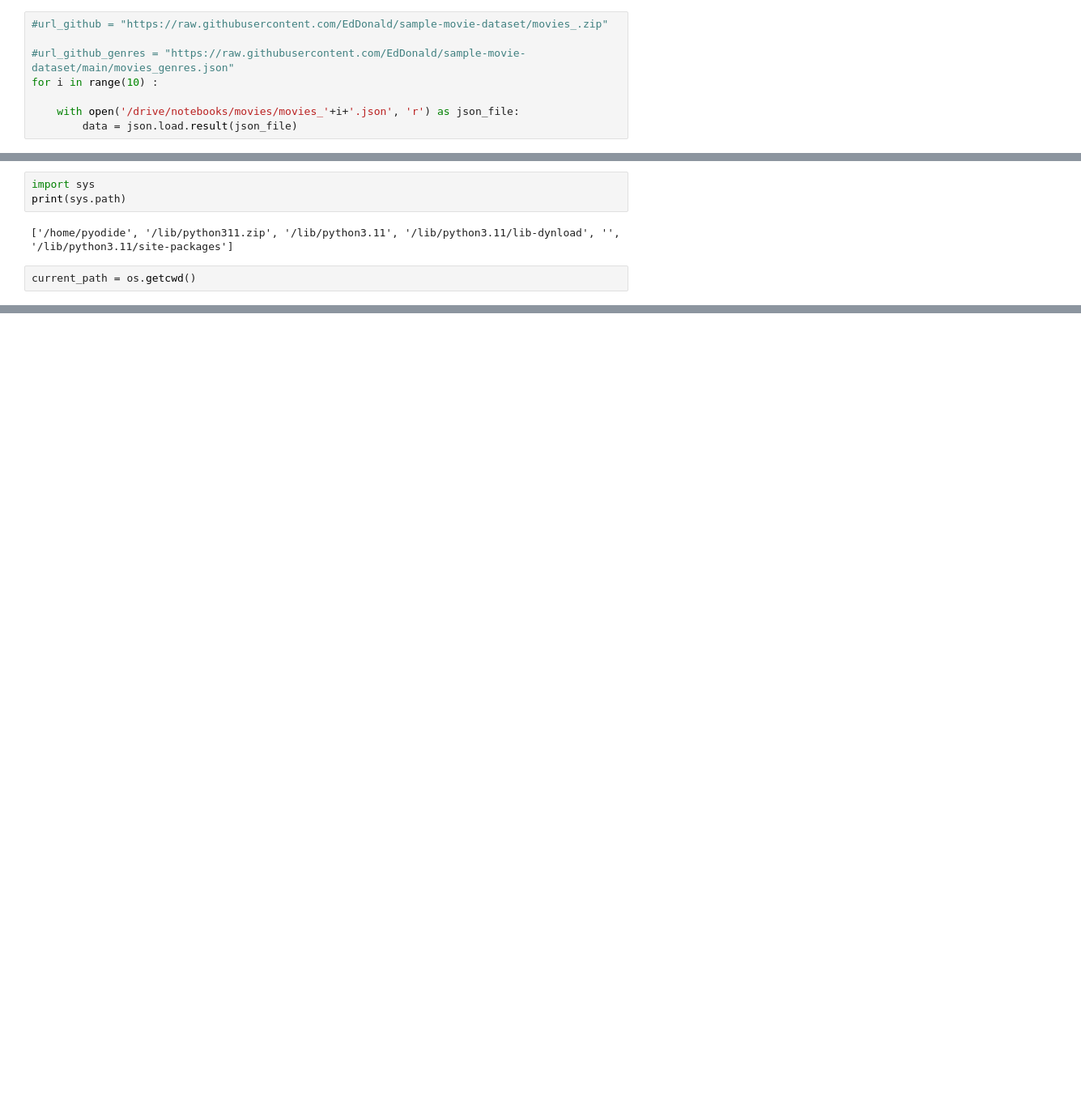
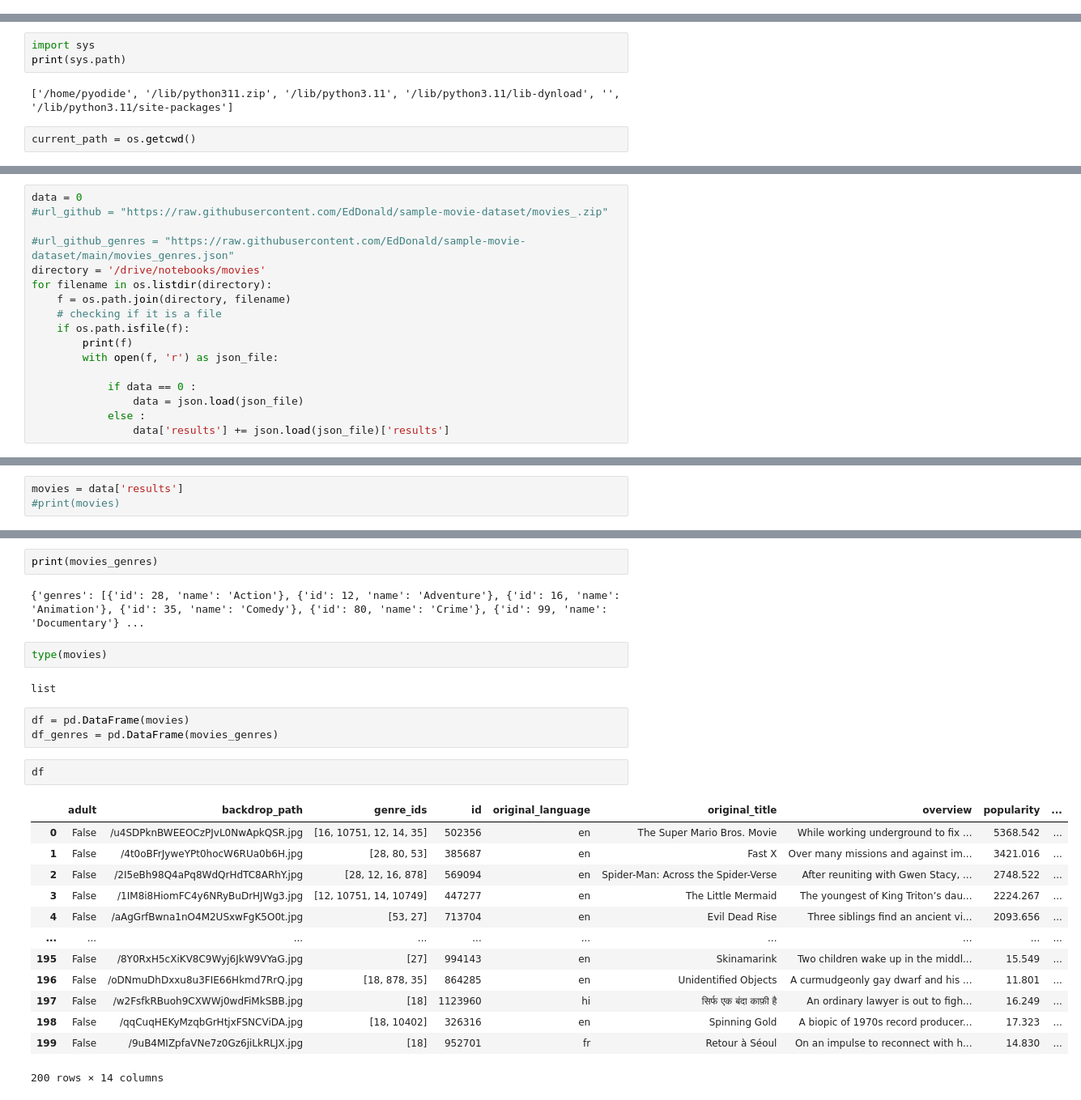
Before and after one commit to EdDonald/sample-movie-dataset, a Jupyter notebook: template.ipynb, the cells around one changed output, grey strips where cells are left out. Shown at 81% size. Saved outputs shown, nothing was run; the diff lists cells and outputs as text; blank space fills up the shorter version.

```diff
--- a/template.ipynb
+++ b/template.ipynb
@@ -21,8 +18,0 @@ notebook_path = os.path.abspath('drive/notebooks/movies/movies_1.json')
-# %%
-#url_github = "https://raw.githubusercontent.com/EdDonald/sample-movie-dataset/movies_.zip"
-
-#url_github_genres = "https://raw.githubusercontent.com/EdDonald/sample-movie-dataset/main/movies_genres.json"
-for i in range(10) :
-
-    with open('/drive/notebooks/movies/movies_'+i+'.json', 'r') as json_file:
-        data = json.load.result(json_file)
@@ -45,0 +26,17 @@ current_path
+# %%
+data = 0
+#url_github = "https://raw.githubusercontent.com/EdDonald/sample-movie-dataset/movies_.zip"
+
+#url_github_genres = "https://raw.githubusercontent.com/EdDonald/sample-movie-dataset/main/movies_genres.json"
+directory = '/drive/notebooks/movies'
+for filename in os.listdir(directory):
+    f = os.path.join(directory, filename)
+    # checking if it is a file
+    if os.path.isfile(f):
+        print(f)
+        with open(f, 'r') as json_file:
+
+            if data == 0 :
+                data = json.load(json_file)
+            else :
+                data['results'] += json.load(json_file)['results']
@@ -45,0 +58,3 @@ current_path
+# %%
+movies = data['results']
+#print(movies)
@@ -45,0 +64,27 @@ current_path
+# %%
+print(movies_genres)
+# %% [output]
+{'genres': [{'id': 28, 'name': 'Action'}, {'id': 12, 'name': 'Adventure'}, {'id': 16, 'name': 'Animation'}, {'id': 35, 'name': 'Comedy'}, {'id': 80, 'name': 'Crime'}, {'id': 99, 'name': 'Documentary'} ...
+# %%
+type(movies)
+# %% [output]
+list
+# %%
+df = pd.DataFrame(movies)
+df_genres = pd.DataFrame(movies_genres)
+# %%
+df
+# %% [output]
+|  | adult | backdrop_path | genre_ids | id | original_language | original_title | overview | popularity | ... |
+| 0 | False | /u4SDPknBWEEOCzPJvL0NwApkQSR.jpg | [16, 10751, 12, 14, 35] | 502356 | en | The Super Mario Bros. Movie | While working underground to fix ... | 5368.542 | ... |
+| 1 | False | /4t0oBFrJyweYPt0hocW6RUa0b6H.jpg | [28, 80, 53] | 385687 | en | Fast X | Over many missions and against im... | 3421.016 | ... |
+| 2 | False | /2I5eBh98Q4aPq8WdQrHdTC8ARhY.jpg | [28, 12, 16, 878] | 569094 | en | Spider-Man: Across the Spider-Verse | After reuniting with Gwen Stacy, ... | 2748.522 | ... |
+| 3 | False | /1IM8i8HiomFC4y6NRyBuDrHJWg3.jpg | [12, 10751, 14, 10749] | 447277 | en | The Little Mermaid | The youngest of King Triton’s dau... | 2224.267 | ... |
+| 4 | False | /aAgGrfBwna1nO4M2USxwFgK5O0t.jpg | [53, 27] | 713704 | en | Evil Dead Rise | Three siblings find an ancient vi... | 2093.656 | ... |
+| ... | ... | ... | ... | ... | ... | ... | ... | ... | ... |
+| 195 | False | /8Y0RxH5cXiKV8C9Wyj6JkW9VYaG.jpg | [27] | 994143 | en | Skinamarink | Two children wake up in the middl... | 15.549 | ... |
+| 196 | False | /oDNmuDhDxxu8u3FIE66Hkmd7RrQ.jpg | [18, 878, 35] | 864285 | en | Unidentified Objects | A curmudgeonly gay dwarf and his ... | 11.801 | ... |
+| 197 | False | /w2FsfkRBuoh9CXWWj0wdFiMkSBB.jpg | [18] | 1123960 | hi | सिर्फ एक बंदा काफ़ी है | An ordinary lawyer is out to figh... | 16.249 | ... |
+| 198 | False | /qqCuqHEKyMzqbGrHtjxFSNCViDA.jpg | [18, 10402] | 326316 | en | Spinning Gold | A biopic of 1970s record producer... | 17.323 | ... |
+| 199 | False | /9uB4MIZpfaVNe7z0Gz6jiLkRLJX.jpg | [18] | 952701 | fr | Retour à Séoul | On an impulse to reconnect with h... | 14.830 | ... |
+200 rows × 14 columns
```
Also changed, not shown: parts of 10 cells of this notebook.
